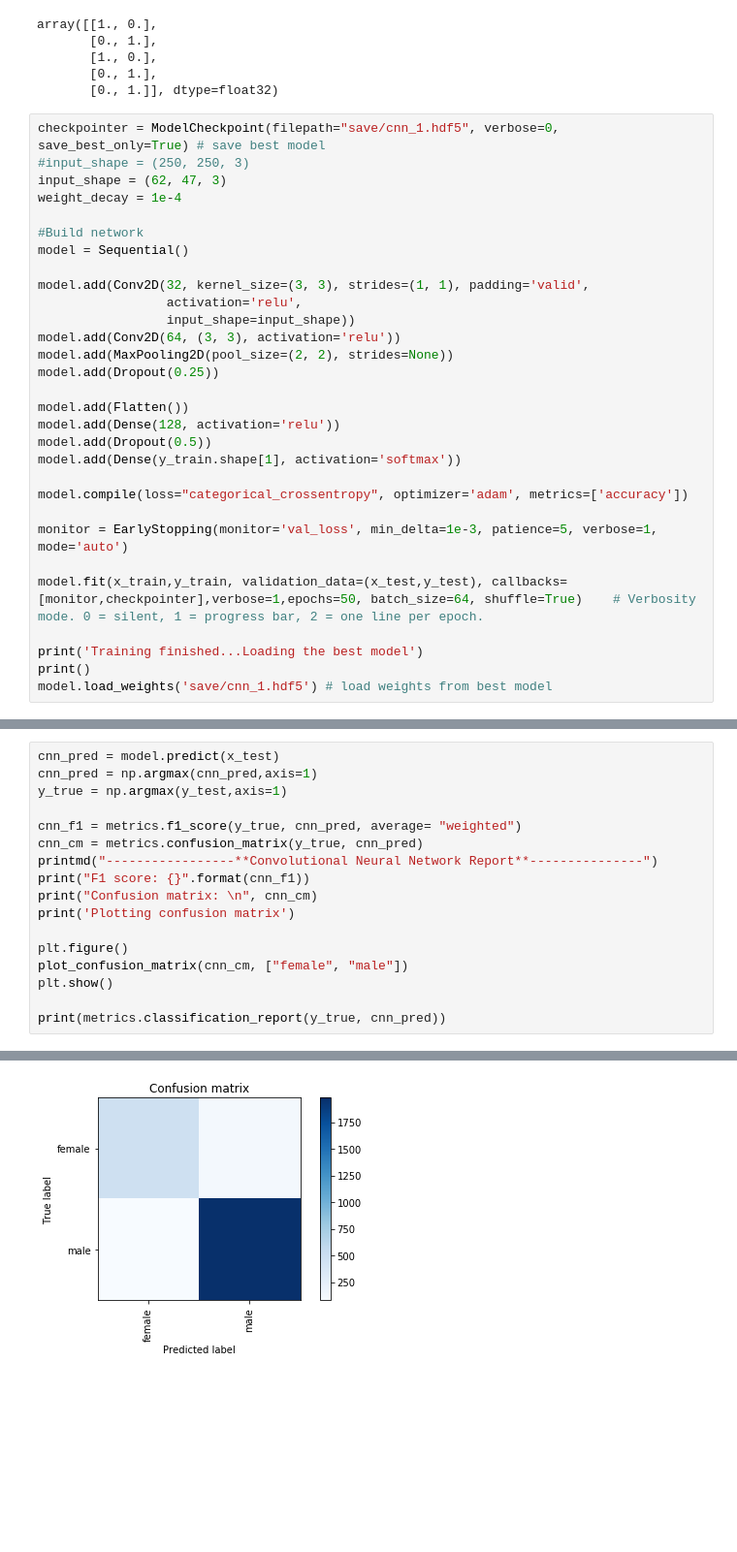
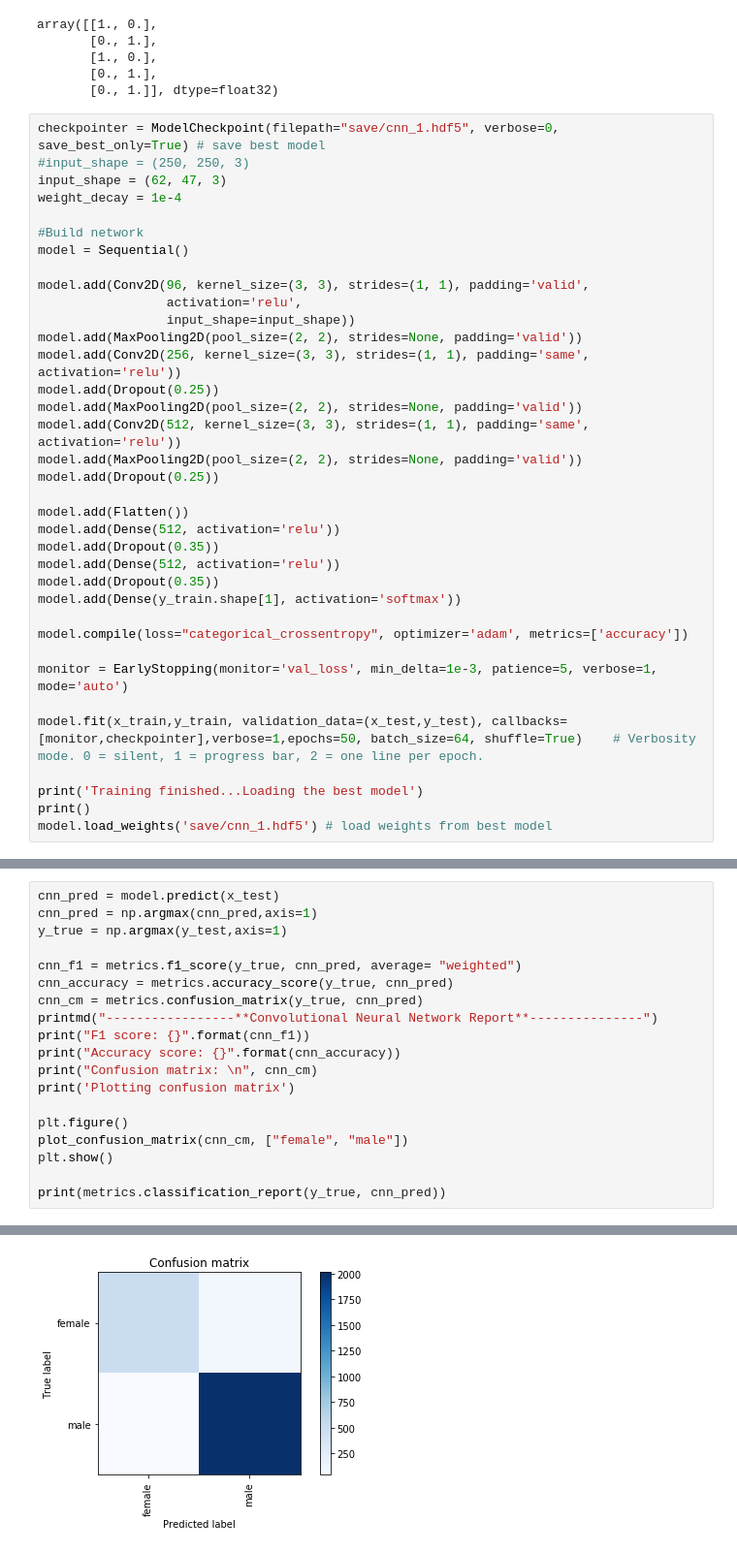
Before and after one commit to hgdangkhoi/Gender-Classification, a Jupyter notebook: Gender Classification.ipynb, the cells around one changed output, grey strips where cells are left out. Shown at 97% size. Saved outputs shown, nothing was run; the diff lists cells and outputs as text; blank space fills up the shorter version.

Commit message:
Update CNN model with ~94.7% accuracy

```diff
--- a/Gender Classification.ipynb
+++ b/Gender Classification.ipynb
@@ -297,16 +297,22 @@ weight_decay = 1e-4
 #Build network
 model = Sequential()
 
-model.add(Conv2D(32, kernel_size=(3, 3), strides=(1, 1), padding='valid',
+model.add(Conv2D(96, kernel_size=(3, 3), strides=(1, 1), padding='valid',
                  activation='relu',
                  input_shape=input_shape))
-model.add(Conv2D(64, (3, 3), activation='relu'))
-model.add(MaxPooling2D(pool_size=(2, 2), strides=None))
+model.add(MaxPooling2D(pool_size=(2, 2), strides=None, padding='valid'))
+model.add(Conv2D(256, kernel_size=(3, 3), strides=(1, 1), padding='same', activation='relu'))
+model.add(Dropout(0.25))
+model.add(MaxPooling2D(pool_size=(2, 2), strides=None, padding='valid'))
+model.add(Conv2D(512, kernel_size=(3, 3), strides=(1, 1), padding='same', activation='relu'))
+model.add(MaxPooling2D(pool_size=(2, 2), strides=None, padding='valid'))
 model.add(Dropout(0.25))
 
 model.add(Flatten())
-model.add(Dense(128, activation='relu'))
-model.add(Dropout(0.5))
+model.add(Dense(512, activation='relu'))
+model.add(Dropout(0.35))
+model.add(Dense(512, activation='relu'))
+model.add(Dropout(0.35))
 model.add(Dense(y_train.shape[1], activation='softmax'))
 
 model.compile(loss="categorical_crossentropy", optimizer='adam', metrics=['accuracy'])
@@ -362,9 +368,11 @@ cnn_pred = np.argmax(cnn_pred,axis=1)
 y_true = np.argmax(y_test,axis=1)
 
 cnn_f1 = metrics.f1_score(y_true, cnn_pred, average= "weighted")
+cnn_accuracy = metrics.accuracy_score(y_true, cnn_pred)
 cnn_cm = metrics.confusion_matrix(y_true, cnn_pred)
 printmd("-----------------**Convolutional Neural Network Report**---------------")
 print("F1 score: {}".format(cnn_f1))
+print("Accuracy score: {}".format(cnn_accuracy))
 print("Confusion matrix: \n", cnn_cm)
 print('Plotting confusion matrix')
 
@@ -382,4 +391,4 @@ Confusion matrix:
 Plotting confusion matrix
-[figure, old version]
+[figure, new version]
               precision    recall  f1-score   support
 
```
Also changed, not shown: parts of 3 cells of this notebook.
